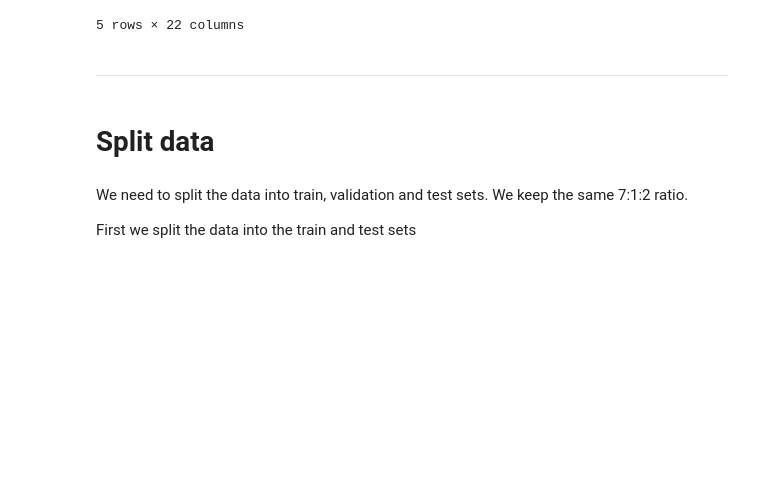
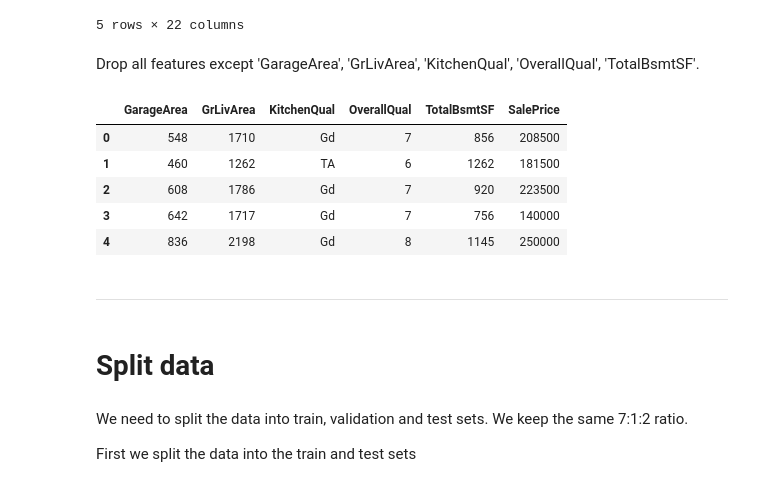
Before and after one commit to ewradcliffe/Heritage-Housing, a Jupyter notebook: jupyter_notebooks/ModellingMostImportantFeatures.ipynb, the cells around one changed output. Cells and saved outputs as stored; diff of their text form; code cells hidden in the pictures; blank space fills up the shorter version.

Commit message:
Amend ModellingMostImportantFeatures to drop columns before pipeline.

```diff
--- a/jupyter_notebooks/ModellingMostImportantFeatures.ipynb
+++ b/jupyter_notebooks/ModellingMostImportantFeatures.ipynb
@@ -79,6 +79,33 @@ house_prices_clean_df.head()
 | 3 | 961 | 0.0 | 3.0 | No | 216 | ALQ | 540 | 642 | ... |
 | 4 | 1145 | 0.0 | 4.0 | Av | 655 | GLQ | 490 | 836 | ... |
 5 rows × 22 columns
+# %% [markdown]
+Drop all features except 'GarageArea', 'GrLivArea', 'KitchenQual', 'OverallQual', 'TotalBsmtSF'.
+# %%
+house_prices_clean_df = house_prices_clean_df.drop(labels=['1stFlrSF',
+                                                            '2ndFlrSF',
+                                                            'GarageYrBlt',
+                                                            'YearBuilt',
+                                                            'BsmtExposure',
+                                                            'BsmtFinType1',
+                                                            'GarageFinish',
+                                                            'BedroomAbvGr',
+                                                            'BsmtFinSF1',
+                                                            'BsmtUnfSF',
+                                                            'LotArea',
+                                                            'LotFrontage',
+                                                            'MasVnrArea',
+                                                            'OpenPorchSF',
+                                                            'OverallCond',
+                                                            'YearRemodAdd'], axis=1)
+house_prices_clean_df.head()
+# %% [output]
+|  | GarageArea | GrLivArea | KitchenQual | OverallQual | TotalBsmtSF | SalePrice |
+| 0 | 548 | 1710 | Gd | 7 | 856 | 208500 |
+| 1 | 460 | 1262 | TA | 6 | 1262 | 181500 |
+| 2 | 608 | 1786 | Gd | 7 | 920 | 223500 |
+| 3 | 642 | 1717 | Gd | 7 | 756 | 140000 |
+| 4 | 836 | 2198 | Gd | 8 | 1145 | 250000 |
 # %% [markdown]
 ---
 # %% [markdown]
```
Also changed, not shown: parts of 3 cells of this notebook, 4 other files.
